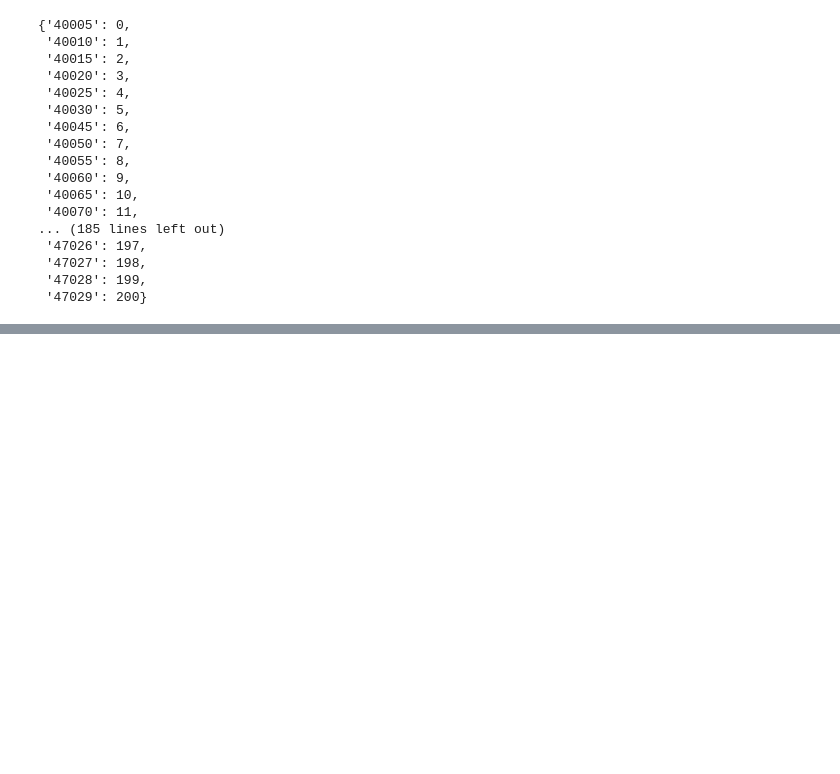
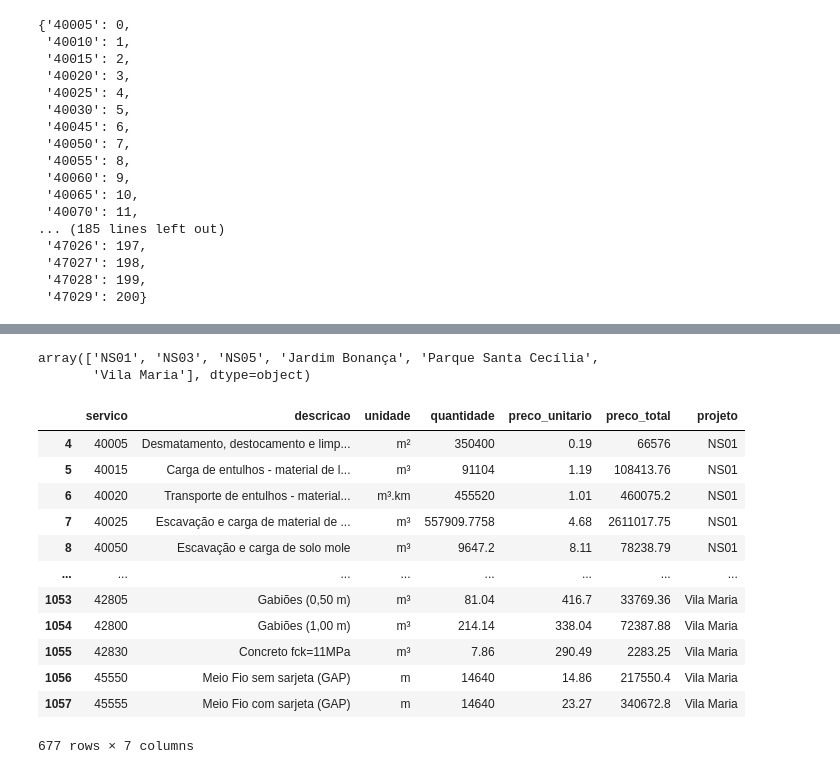
Before and after one commit to vinifroes/terraplanagem-pavimentacao, a Jupyter notebook: etl.ipynb, the cells around one changed output, grey strips where cells are left out. Saved outputs shown, nothing was run; the diff lists cells and outputs as text; code cells hidden in the pictures; blank space fills up the shorter version.

Commit message:
Exportar Projetos

```diff
--- a/etl.ipynb
+++ b/etl.ipynb
@@ -352,14 +352,25 @@ for name, sheet in sheets_dict.items():
 
 full_table = pd.concat(all_sheets)
 full_table.reset_index(inplace=True, drop=True)
-# %%
-full_table["PROJETO BÁSICO DE ENGENHARIA"] = full_table[
-    "PROJETO BÁSICO DE ENGENHARIA"
-].astype(str)
+# %%
+full_table.rename(
+    columns={
+        "PROJETO BÁSICO DE ENGENHARIA": "servico",
+        "Unnamed: 1": "descricao",
+        "Unnamed: 2": "unidade",
+        "Unnamed: 3": "quantidade",
+        "Unnamed: 4": "preco_unitario",
+        "Unnamed: 5": "preco_total",
+        "sheet": "projeto",
+    },
+    inplace=True,
+)
+# %%
+full_table["servico"] = full_table["servico"].astype(str).str.strip()
 # %%
 df = full_table[
-    (~full_table["PROJETO BÁSICO DE ENGENHARIA"].str.contains("TOTAL"))
-    & (full_table["PROJETO BÁSICO DE ENGENHARIA"].str.len() == 5)
+    (~full_table["servico"].str.contains("TOTAL"))
+    & (full_table["servico"].str.len() == 5)
 ]
 # %%
 projetos = {}
@@ -407,0 +435,21 @@ print(projetos)
+# %%
+sheets
+# %% [output]
+array(['NS01', 'NS03', 'NS05', 'Jardim Bonança', 'Parque Santa Cecília',
+       'Vila Maria'], dtype=object)
+# %%
+df
+# %% [output]
+|  | servico | descricao | unidade | quantidade | preco_unitario | preco_total | projeto |
+| 4 | 40005 | Desmatamento, destocamento e limp... | m² | 350400 | 0.19 | 66576 | NS01 |
+| 5 | 40015 | Carga de entulhos - material de l... | m³ | 91104 | 1.19 | 108413.76 | NS01 |
+| 6 | 40020 | Transporte de entulhos - material... | m³.km | 455520 | 1.01 | 460075.2 | NS01 |
+| 7 | 40025 | Escavação e carga de material de ... | m³ | 557909.7758 | 4.68 | 2611017.75 | NS01 |
+| 8 | 40050 | Escavação e carga de solo mole | m³ | 9647.2 | 8.11 | 78238.79 | NS01 |
+| ... | ... | ... | ... | ... | ... | ... | ... |
+| 1053 | 42805 | Gabiões (0,50 m) | m³ | 81.04 | 416.7 | 33769.36 | Vila Maria |
+| 1054 | 42800 | Gabiões (1,00 m) | m³ | 214.14 | 338.04 | 72387.88 | Vila Maria |
+| 1055 | 42830 | Concreto fck=11MPa | m³ | 7.86 | 290.49 | 2283.25 | Vila Maria |
+| 1056 | 45550 | Meio Fio sem sarjeta (GAP) | m | 14640 | 14.86 | 217550.4 | Vila Maria |
+| 1057 | 45555 | Meio Fio com sarjeta (GAP) | m | 14640 | 23.27 | 340672.8 | Vila Maria |
+677 rows × 7 columns
```
Also changed, not shown: parts of 11 cells of this notebook, 1 other file.
